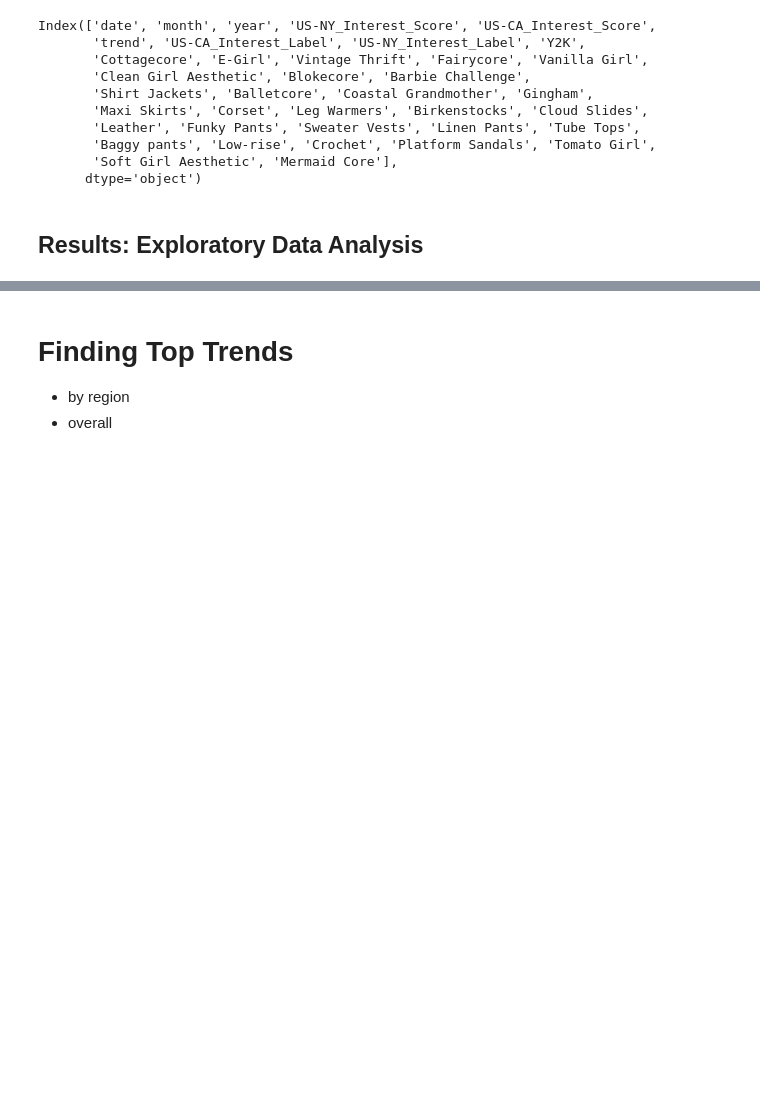
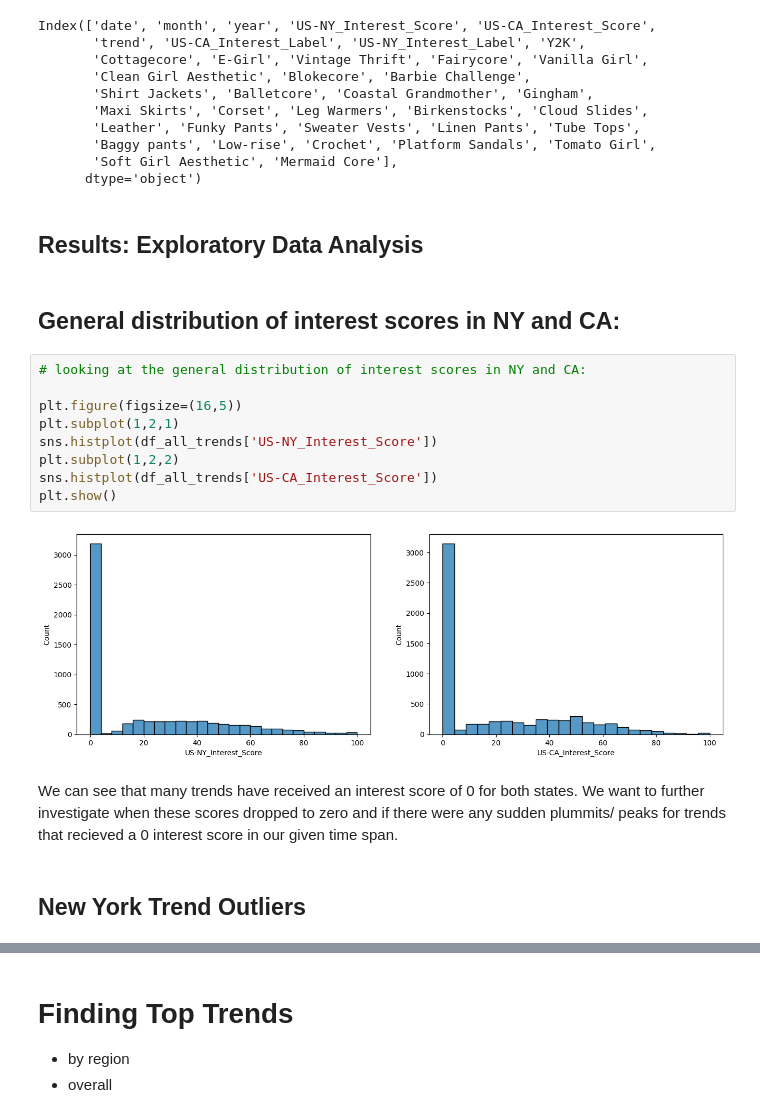
Before and after one commit to COGS108/Group011_WI24, a Jupyter notebook: EDACheckpoint_Group011_WI24.ipynb, the cells around one changed output, grey strips where cells are left out. Drawn from its saved outputs; the diff is of its cells as text; blank space fills up the shorter version.

Commit message:
Fixed code to make sure sheena's outlier data is back

```diff
--- a/EDACheckpoint_Group011_WI24.ipynb
+++ b/EDACheckpoint_Group011_WI24.ipynb
@@ -502,3 +500,20 @@ Index(['date', 'month', 'year', 'US-NY_Interest_Score', 'US-CA_Interest_Score',
       dtype='object')
 # %% [markdown]
 ## Results: Exploratory Data Analysis
+# %% [markdown]
+## General distribution of interest scores in NY and CA:
+# %%
+# looking at the general distribution of interest scores in NY and CA:
+
+plt.figure(figsize=(16,5))
+plt.subplot(1,2,1)
+sns.histplot(df_all_trends['US-NY_Interest_Score'])
+plt.subplot(1,2,2)
+sns.histplot(df_all_trends['US-CA_Interest_Score'])
+plt.show()
+# %% [output]
+[figure, added]
+# %% [markdown]
+We can see that many trends have received an interest score of 0 for both states. We want to further investigate when these scores dropped to zero and if there were any sudden plummits/ peaks for trends that recieved a 0 interest score in our given time span.
+# %% [markdown]
+## New York Trend Outliers
```
Also changed, not shown: parts of 10 cells of this notebook.
